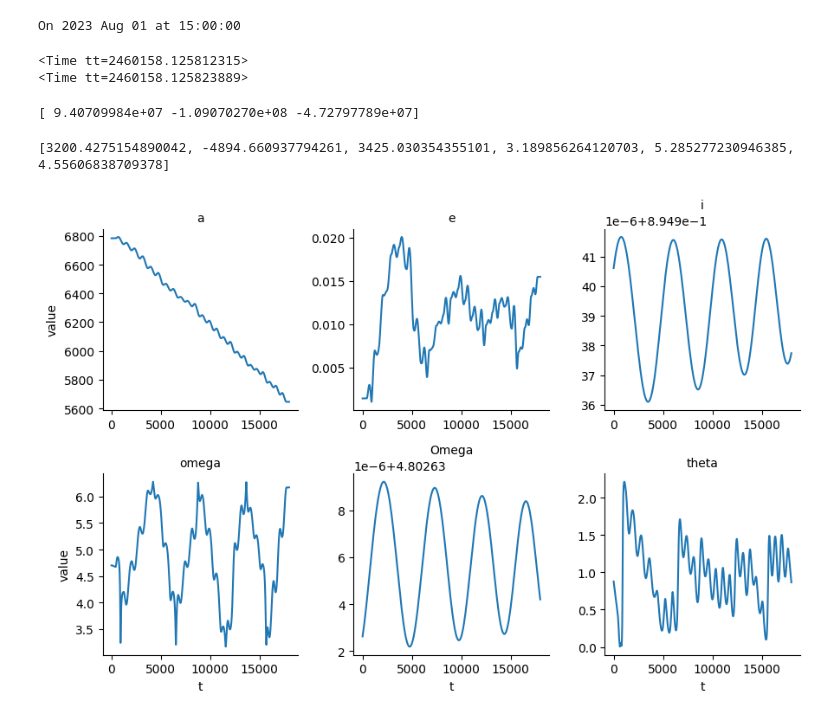
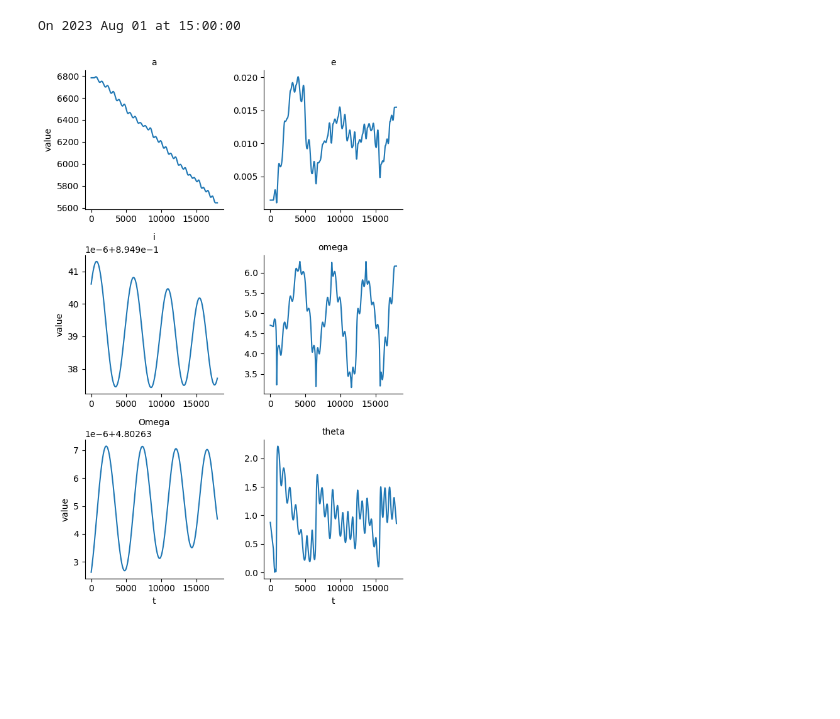
Before and after one commit to alibaniasad1999/Advanced_orbital_mechanics, a Jupyter notebook: HW/HW3/Code/Q2/c.ipynb, the cells around one changed output. Cells and saved outputs as stored; diff of their text form; code cells hidden in the pictures; blank space fills up the shorter version.

Commit message:
add code for sun and fix moon

```diff
--- a/HW/HW3/Code/Q2/c.ipynb
+++ b/HW/HW3/Code/Q2/c.ipynb
@@ -109,10 +111,6 @@ def cartesian2orbital_element(r_in, v_in):
     return [a, e, i, omega, Omega, nu]
 # %%
 mu_moon = 4902.8005821478 # km^3/s^2
-from skyfield.api import load
-from astropy import units as u
-import numpy as np
-
 # Load the JPL ephemeris
 # load time
 ts = load.timescale()
@@ -134,7 +132,7 @@ def relative_motion_tbp(t, Y):
     Ydot = np.zeros_like(Y)
     Ydot[:3] = Y[3:]
 
-    utc_time = ts.utc(2023, 8, 1, 15, 0, 0)
+    utc_time = ts.utc(2022, 4, 30, 12, 0, 0)
 
     utc_time += 1/3600/24*t
     r_earth = eph['Earth'].at(utc_time)
@@ -153,20 +149,6 @@ utc_time = ts.utc(2023, 8, 1, 15, 0, 0)
-# %%
-a = utc_time + 1/3600/24
-print(a)
-a += 1/3600/24
-print(a)
-# %% [output]
-<Time tt=2460158.125812315>
-<Time tt=2460158.125823889>
-# %%
-utc_time = ts.utc(2023, 8, 1, 15, 0, 0)
-r_earth = eph['Earth'].at(utc_time)
-r_moon = eph['Moon'].at(utc_time)
-print(r_moon.position.km)
-# %% [output]
-[ 9.40709984e+07 -1.09070270e+08 -4.72797789e+07]
 # %%
 Y_0 = orbital_element2cartesian(h, mu, e, theta, omega, Omega)
-print(Y_0)
+t_0 = 0  # seconds
+t_f = 300*60  # seconds
+t_points = np.linspace(t_0, t_f, 1000)
+sol = solve_ivp(relative_motion_tbp, [t_0, t_f], Y_0, t_eval=t_points)
-# %% [output]
-[3200.4275154890042, -4894.660937794261, 3425.030354355101, 3.189856264120703, 5.285277230946385, 4.55606838709378]
@@ -183,15 +160,15 @@ for i in range(len(sol.t)):
 # %%
 # plot results with seaborn # a, e, i, omega, Omega, theta
 df = pd.DataFrame(orbital_elemnt, columns=['a', 'e', 'i', 'omega', 'Omega', 'theta'])
 df['t'] = sol.t
 df = pd.melt(df, id_vars=['t'], value_vars=['a', 'e', 'i', 'omega', 'Omega', 'theta'])
-g = sns.FacetGrid(df, col='variable', col_wrap=3, sharex=False, sharey=False)
+g = sns.FacetGrid(df, col='variable', col_wrap=2, sharex=False, sharey=False)
 g.map(plt.plot, 't', 'value')
 g.set_titles('{col_name}')
 g.set_xlabels('t')
 g.set_ylabels('value')
 
 # save fig as eps #
-plt.savefig('orbital_elements.eps', format='eps', dpi=1000)
+plt.savefig('orbital_elements_variation_moon.eps', format='eps', dpi=1000)
 # %% [output]
-[figure, old version]
+[figure, new version]
```
Also changed, not shown: parts of 3 cells of this notebook, 6 other files.
